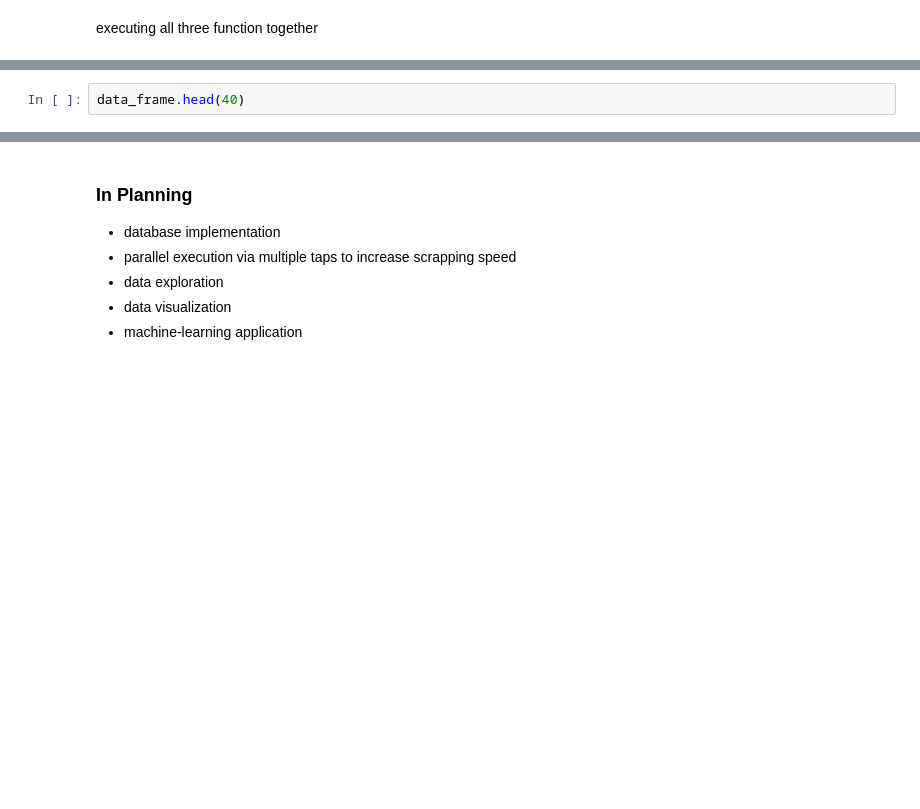
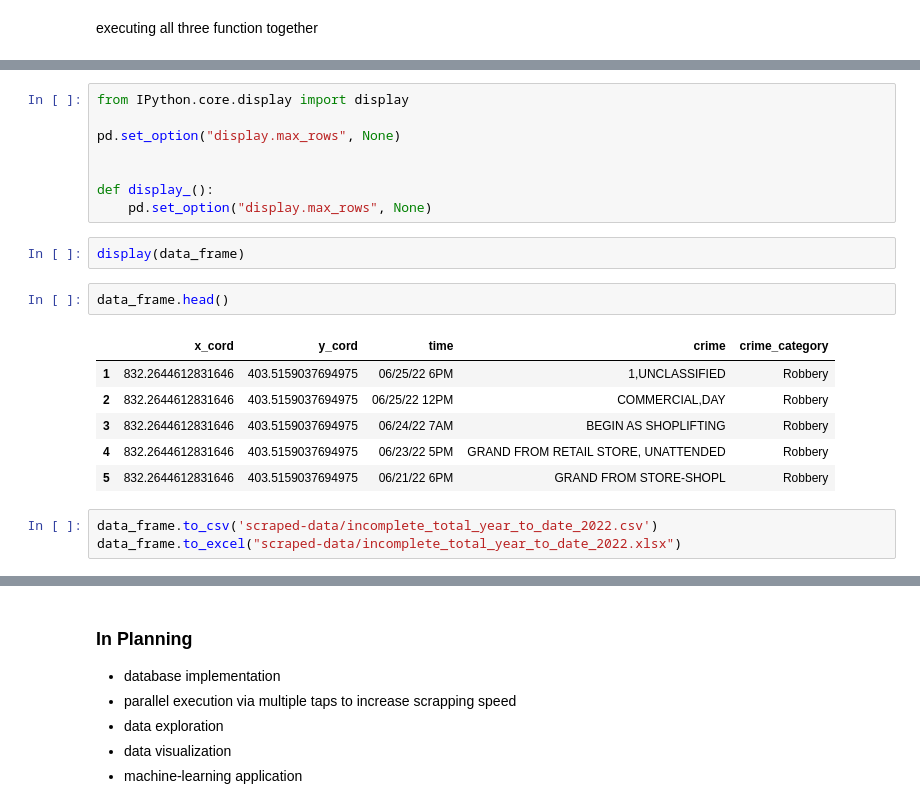
Before and after one commit to LinusKaiser/NYPD-Crime-Statistics, a Jupyter notebook: JavaScript Implementation.ipynb, the cells around one changed output, grey strips where cells are left out. Saved outputs shown, nothing was run; the diff lists cells and outputs as text; blank space fills up the shorter version.

```diff
--- a/JavaScript Implementation.ipynb
+++ b/JavaScript Implementation.ipynb
@@ -383,2 +402,22 @@ selectDataOfChategory(verbose=False)
+# %%
+from IPython.core.display import display
+
+pd.set_option("display.max_rows", None)
+
+
+def display_():
+    pd.set_option("display.max_rows", None)
+# %%
+display(data_frame)
 # %%
-data_frame.head(40)
+data_frame.head()
+# %% [output]
+|  | x_cord | y_cord | time | crime | crime_category |
+| 1 | 832.2644612831646 | 403.5159037694975 | 06/25/22 6PM | 1,UNCLASSIFIED | Robbery |
+| 2 | 832.2644612831646 | 403.5159037694975 | 06/25/22 12PM | COMMERCIAL,DAY | Robbery |
+| 3 | 832.2644612831646 | 403.5159037694975 | 06/24/22 7AM | BEGIN AS SHOPLIFTING | Robbery |
+| 4 | 832.2644612831646 | 403.5159037694975 | 06/23/22 5PM | GRAND FROM RETAIL STORE, UNATTENDED | Robbery |
+| 5 | 832.2644612831646 | 403.5159037694975 | 06/21/22 6PM | GRAND FROM STORE-SHOPL | Robbery |
+# %%
+data_frame.to_csv('scraped-data/incomplete_total_year_to_date_2022.csv')
+data_frame.to_excel("scraped-data/incomplete_total_year_to_date_2022.xlsx")
```
Also changed, not shown: parts of 28 cells of this notebook, 11 other files.
